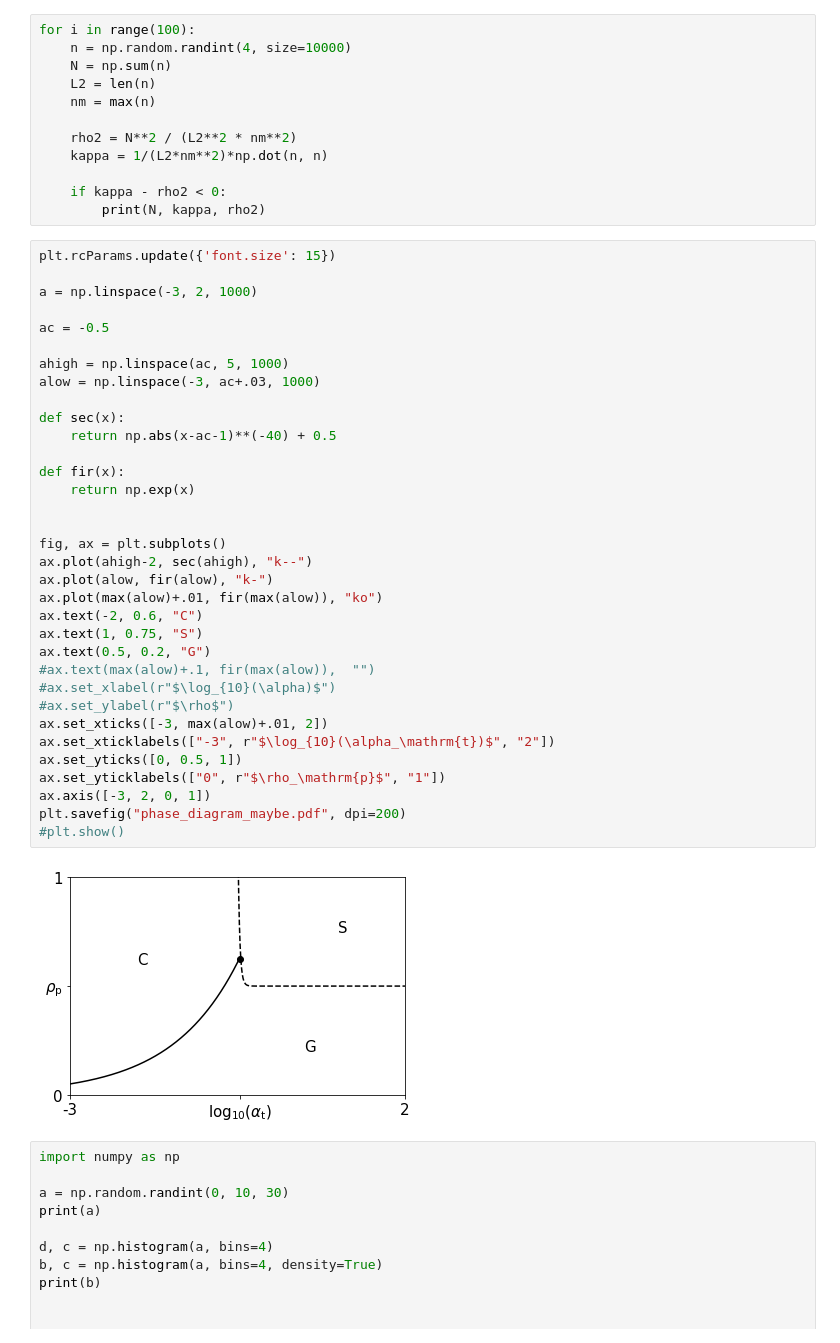
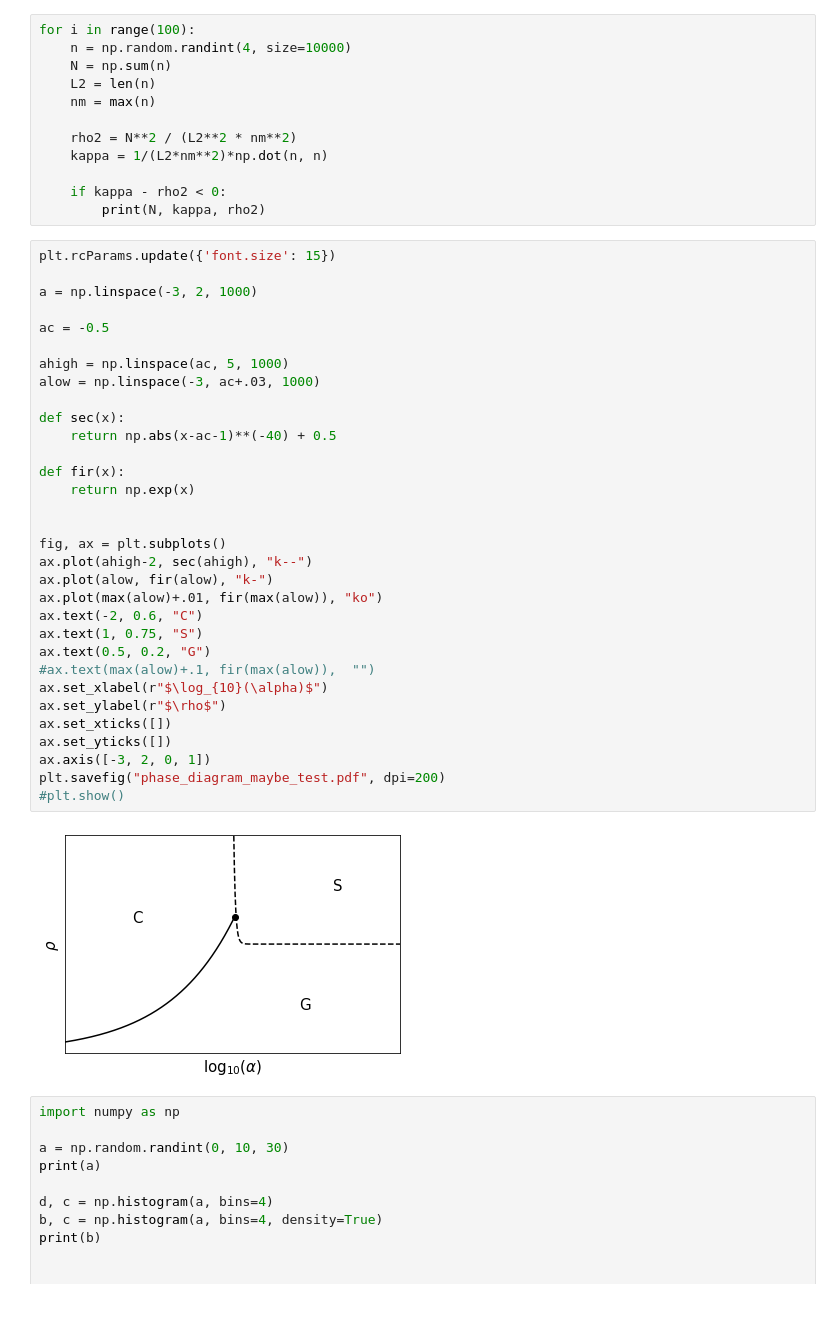
Before and after one commit to larstors/BA, a Jupyter notebook: testing.ipynb, the cells around one changed output. Cells and saved outputs as stored; diff of their text form; blank space fills up the shorter version.

```diff
--- a/testing.ipynb
+++ b/testing.ipynb
@@ -607,39 +607,37 @@ for i in range(100):
 # %%
 plt.rcParams.update({'font.size': 15})
 
 a = np.linspace(-3, 2, 1000)
 
 ac = -0.5
 
 ahigh = np.linspace(ac, 5, 1000)
 alow = np.linspace(-3, ac+.03, 1000)
 
 def sec(x):
     return np.abs(x-ac-1)**(-40) + 0.5
 
 def fir(x):
     return np.exp(x)
 
 
 fig, ax = plt.subplots()
 ax.plot(ahigh-2, sec(ahigh), "k--")
 ax.plot(alow, fir(alow), "k-")
 ax.plot(max(alow)+.01, fir(max(alow)), "ko")
 ax.text(-2, 0.6, "C")
 ax.text(1, 0.75, "S")
 ax.text(0.5, 0.2, "G")
 #ax.text(max(alow)+.1, fir(max(alow)),  "")
-#ax.set_xlabel(r"$\log_{10}(\alpha)$")
-#ax.set_ylabel(r"$\rho$")
-ax.set_xticks([-3, max(alow)+.01, 2])
-ax.set_xticklabels(["-3", r"$\log_{10}(\alpha_\mathrm{t})$", "2"])
-ax.set_yticks([0, 0.5, 1])
-ax.set_yticklabels(["0", r"$\rho_\mathrm{p}$", "1"])
+ax.set_xlabel(r"$\log_{10}(\alpha)$")
+ax.set_ylabel(r"$\rho$")
+ax.set_xticks([])
+ax.set_yticks([])
 ax.axis([-3, 2, 0, 1])
-plt.savefig("phase_diagram_maybe.pdf", dpi=200)
+plt.savefig("phase_diagram_maybe_test.pdf", dpi=200)
 #plt.show()
 # %% [output]
-[figure, old version]
+[figure, new version]
 # %%
 import numpy as np
 
```
Also changed, not shown: parts of 1 cell of this notebook, 4 other files.
